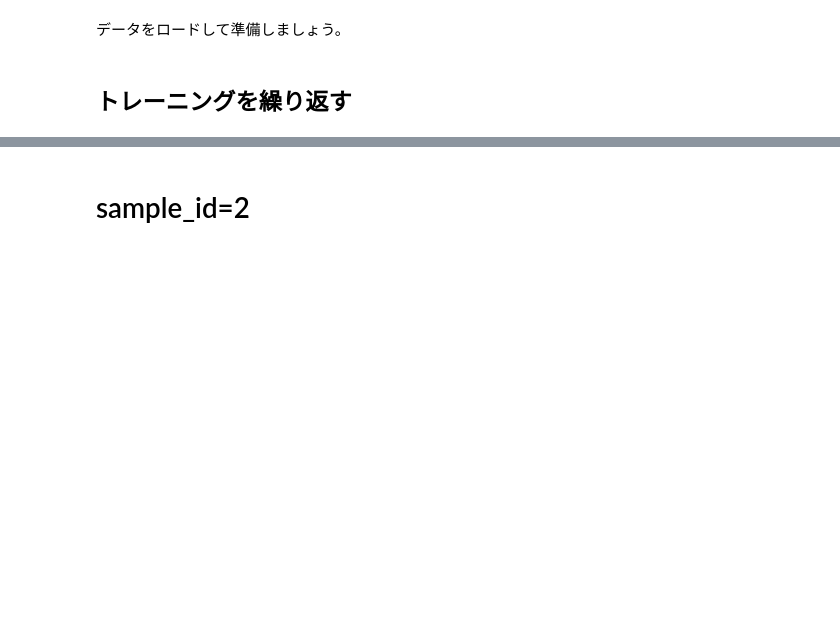
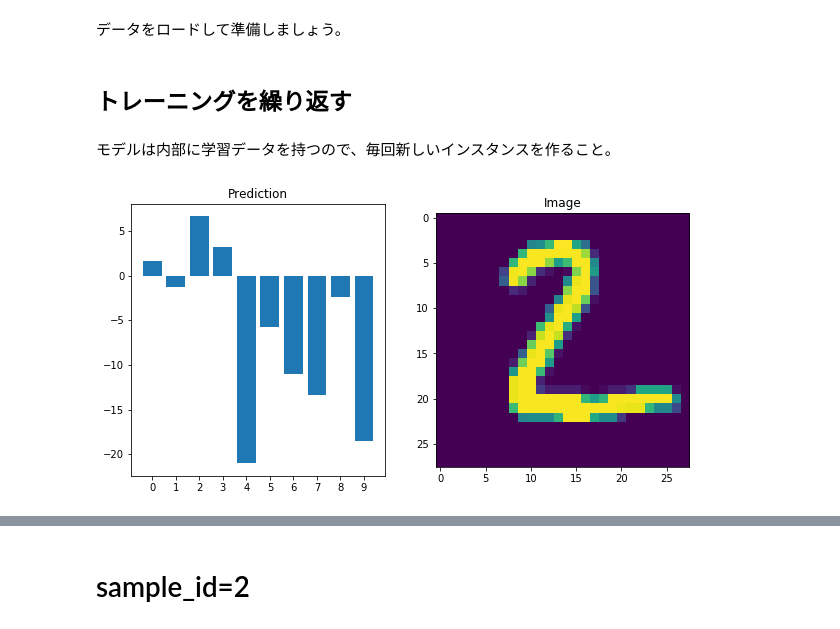
Before and after one commit to Riliumph/PyTorchBeginner, a Jupyter notebook: 22_MNIST_weight_update.ipynb, the cells around one changed output, grey strips where cells are left out. Cells and saved outputs as stored; diff of their text form; code cells hidden in the pictures; blank space fills up the shorter version.

```diff
--- a/22_MNIST_weight_update.ipynb
+++ b/22_MNIST_weight_update.ipynb
@@ -39,7 +41,7 @@ class MLP(nn.Module):
 def dev_env(tensor):
       return "cuda" if tensor.is_cuda else "cpu"
 # %%
-def learn(model, batchsize, epochs):
+def learn(model, batchsize, epochs, iterations):
     """
     指定されたモデルを指定回数分だけ訓練させる関数。
     """
@@ -49,6 +51,8 @@ def learn(model, batchsize, epochs):
     criterion = criterion.to(device)
     model.train()
     model = model.to(device)
+    if iterations is None:
+        iterations = len(train_loader.dataset.data)
     for epoch in range(epochs):
         running_loss = 0.0
         start = time.time()
@@ -60,6 +64,8 @@ def learn(model, batchsize, epochs):
             loss = criterion(outputs, labels.to(device))
             loss.backward()
             optimizer.step()
+            if iterations < (i +1):
+                break
             # print statistics
             running_loss += loss.item()
             if False and i % 100 == 99:
@@ -71,11 +77,11 @@ def learn(model, batchsize, epochs):
     return model
 # %%
 def predict(model, test_data):
-      model = model.eval()
+      model.eval()
       input_tensor = test_data[0]
       input_tensor.unsqueeze_(0)
       prediction = model(Variable(input_tensor).to(device))
-      prediction.data[0] = F.softmax(prediction.data[0], dim=0)
+      #prediction.data[0] = F.softmax(prediction.data[0], dim=0) # Disable Softmax
       return prediction
 # %%
 def print_prediction(prediction, test_data):
@@ -90,9 +96,9 @@ def print_prediction(prediction, test_data):
       ax[1].set_title("Image")
       ax[1].imshow(test_data[0].reshape(28,28))
 # %%
-def train_and_eval(model, test_index, batchsize=100, epoch=20):
+def train_and_eval(model, test_index, batchsize=100, epochs=1, iterations=None):
     # Training process
-    learned_model = learn(model, batchsize, epoch)
+    learned_model = learn(model, batchsize, epochs, iterations)
     # Evaluation process
     test_data = testset[test_index]
     prediction = predict(learned_model, test_data)
@@ -120,5 +124,9 @@ mlp = MLP()
 # %%
 batchsize=10
+# %% [markdown]
+モデルは内部に学習データを持つので、毎回新しいインスタンスを作ること。
 # %%
-train_and_eval(model=mlp, test_index=1, batchsize=batchsize, epoch=1)
+train_and_eval(model=MLP(), test_index=1, batchsize=batchsize, epochs=1)
+# %% [output]
+[figure, added]
 # %%
```
Also changed, not shown: parts of 16 cells of this notebook.
